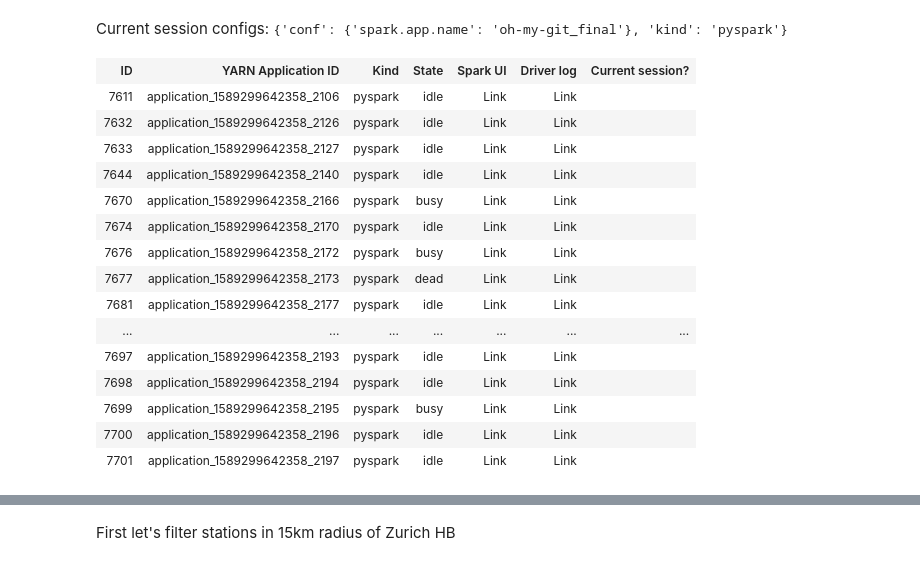
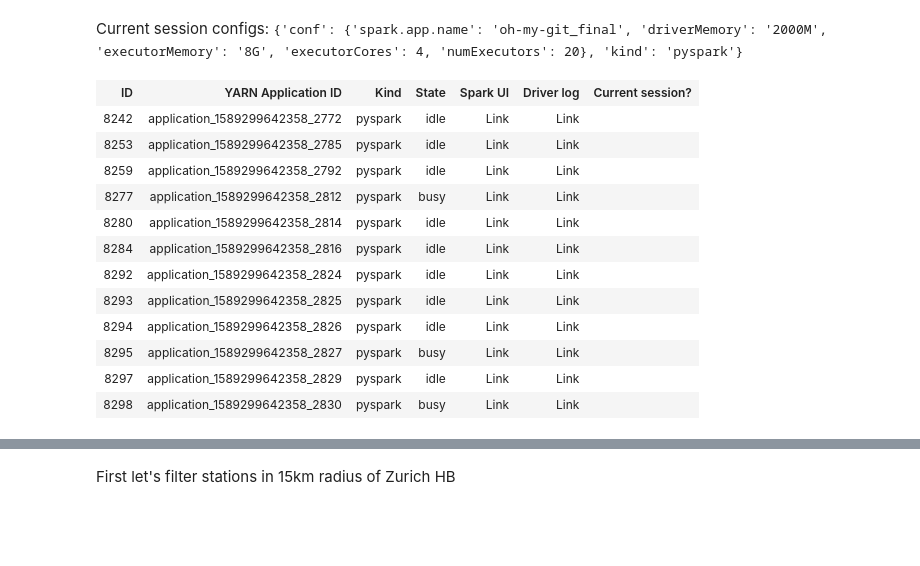
Before and after one commit to FurkanKarakas/dslab-final_project, a Jupyter notebook: notebooks/Main.ipynb, the cells around one changed output, grey strips where cells are left out. Drawn from its saved outputs; the diff is of its cells as text; code cells hidden in the pictures; blank space fills up the shorter version.

```diff
--- a/notebooks/Main.ipynb
+++ b/notebooks/Main.ipynb
@@ -1,26 +1,27 @@
 # %%
 %%configure
 {"conf": {
-    "spark.app.name":"oh-my-git_final"
+    "spark.app.name":"oh-my-git_final",
+     "driverMemory": "2000M",
+    "executorMemory": "8G",
+    "executorCores": 4,
+    "numExecutors": 20
 }}
 # %% [output]
-Current session configs: {'conf': {'spark.app.name': 'oh-my-git_final'}, 'kind': 'pyspark'}
+Current session configs: {'conf': {'spark.app.name': 'oh-my-git_final', 'driverMemory': '2000M', 'executorMemory': '8G', 'executorCores': 4, 'numExecutors': 20}, 'kind': 'pyspark'}
 | ID | YARN Application ID | Kind | State | Spark UI | Driver log | Current session? |
-| 7611 | application_1589299642358_2106 | pyspark | idle | Link | Link |  |
-| 7632 | application_1589299642358_2126 | pyspark | idle | Link | Link |  |
-| 7633 | application_1589299642358_2127 | pyspark | idle | Link | Link |  |
-| 7644 | application_1589299642358_2140 | pyspark | idle | Link | Link |  |
-| 7670 | application_1589299642358_2166 | pyspark | busy | Link | Link |  |
-| 7674 | application_1589299642358_2170 | pyspark | idle | Link | Link |  |
-| 7676 | application_1589299642358_2172 | pyspark | busy | Link | Link |  |
-| 7677 | application_1589299642358_2173 | pyspark | dead | Link | Link |  |
-| 7681 | application_1589299642358_2177 | pyspark | idle | Link | Link |  |
-| ... | ... | ... | ... | ... | ... | ... |
-| 7697 | application_1589299642358_2193 | pyspark | idle | Link | Link |  |
-| 7698 | application_1589299642358_2194 | pyspark | idle | Link | Link |  |
-| 7699 | application_1589299642358_2195 | pyspark | busy | Link | Link |  |
-| 7700 | application_1589299642358_2196 | pyspark | idle | Link | Link |  |
-| 7701 | application_1589299642358_2197 | pyspark | idle | Link | Link |  |
+| 8242 | application_1589299642358_2772 | pyspark | idle | Link | Link |  |
+| 8253 | application_1589299642358_2785 | pyspark | idle | Link | Link |  |
+| 8259 | application_1589299642358_2792 | pyspark | idle | Link | Link |  |
+| 8277 | application_1589299642358_2812 | pyspark | busy | Link | Link |  |
+| 8280 | application_1589299642358_2814 | pyspark | idle | Link | Link |  |
+| 8284 | application_1589299642358_2816 | pyspark | idle | Link | Link |  |
+| 8292 | application_1589299642358_2824 | pyspark | idle | Link | Link |  |
+| 8293 | application_1589299642358_2825 | pyspark | idle | Link | Link |  |
+| 8294 | application_1589299642358_2826 | pyspark | idle | Link | Link |  |
+| 8295 | application_1589299642358_2827 | pyspark | busy | Link | Link |  |
+| 8297 | application_1589299642358_2829 | pyspark | idle | Link | Link |  |
+| 8298 | application_1589299642358_2830 | pyspark | busy | Link | Link |  |
 # %%
 # Initialization
 # %% [output]
```
Also changed, not shown: parts of 45 cells of this notebook.
